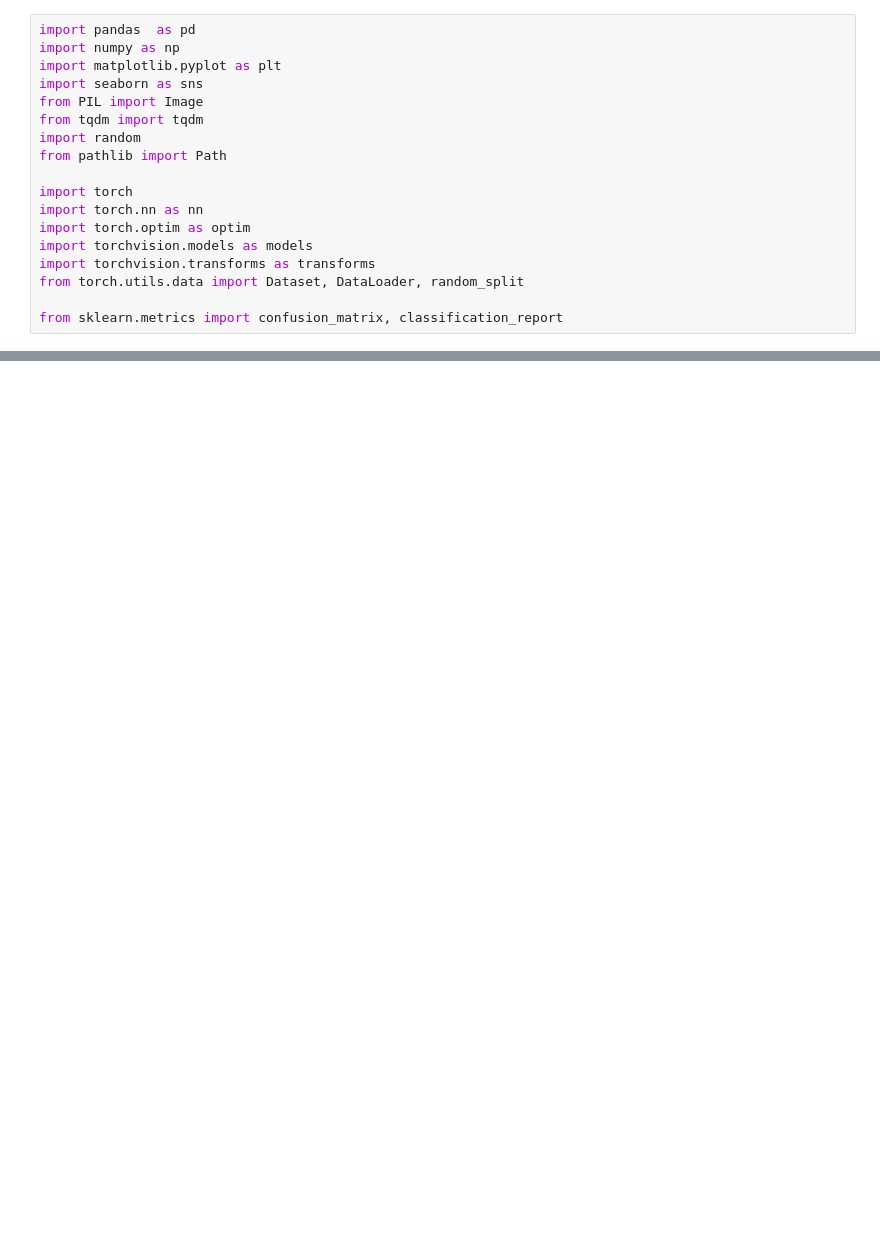
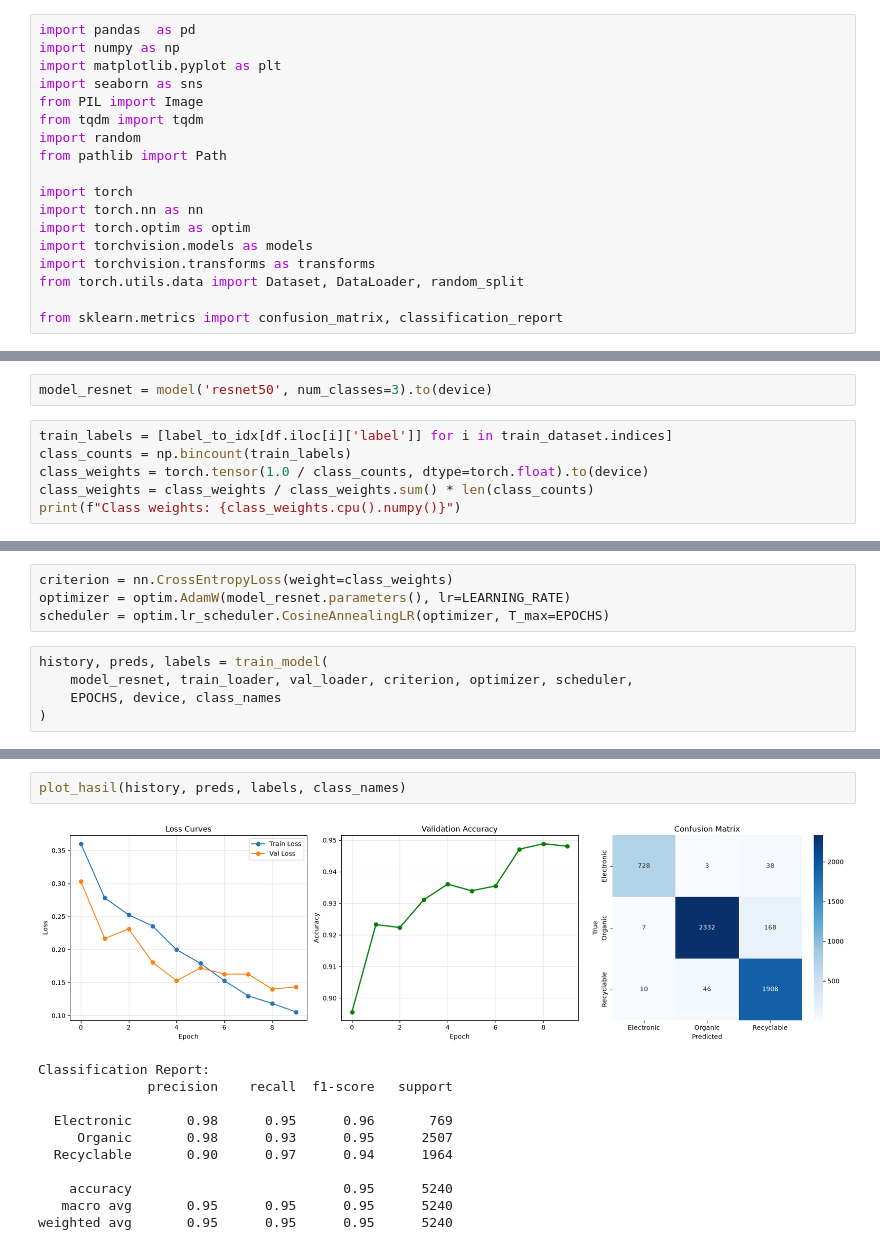
Before and after one commit to AndreMasalle/Penyisihan_BDC_2026, a Jupyter notebook: model.ipynb, the cells around one changed output, grey strips where cells are left out. Saved outputs shown, nothing was run; the diff lists cells and outputs as text; blank space fills up the shorter version.

Commit message:
docstring, pipeline, resnet50

```diff
--- a/model.ipynb
+++ b/model.ipynb
@@ -55,0 +241,8 @@ class EvalDataset(Dataset):
+# %%
+model_resnet = model('resnet50', num_classes=3).to(device)
+# %%
+train_labels = [label_to_idx[df.iloc[i]['label']] for i in train_dataset.indices]
+class_counts = np.bincount(train_labels)
+class_weights = torch.tensor(1.0 / class_counts, dtype=torch.float).to(device)
+class_weights = class_weights / class_weights.sum() * len(class_counts)
+print(f"Class weights: {class_weights.cpu().numpy()}")
@@ -55,0 +251,9 @@ class EvalDataset(Dataset):
+# %%
+criterion = nn.CrossEntropyLoss(weight=class_weights)
+optimizer = optim.AdamW(model_resnet.parameters(), lr=LEARNING_RATE)
+scheduler = optim.lr_scheduler.CosineAnnealingLR(optimizer, T_max=EPOCHS)
+# %%
+history, preds, labels = train_model(
+    model_resnet, train_loader, val_loader, criterion, optimizer, scheduler,
+    EPOCHS, device, class_names
+)
@@ -55,0 +300,14 @@ class EvalDataset(Dataset):
+# %%
+plot_hasil(history, preds, labels, class_names)
+# %% [output]
+[figure, added]
+Classification Report:
+              precision    recall  f1-score   support
+
+  Electronic       0.98      0.95      0.96       769
+     Organic       0.98      0.93      0.95      2507
+  Recyclable       0.90      0.97      0.94      1964
+
+    accuracy                           0.95      5240
+   macro avg       0.95      0.95      0.95      5240
+weighted avg       0.95      0.95      0.95      5240
```
Also changed, not shown: parts of 14 cells of this notebook, 3 other files.
